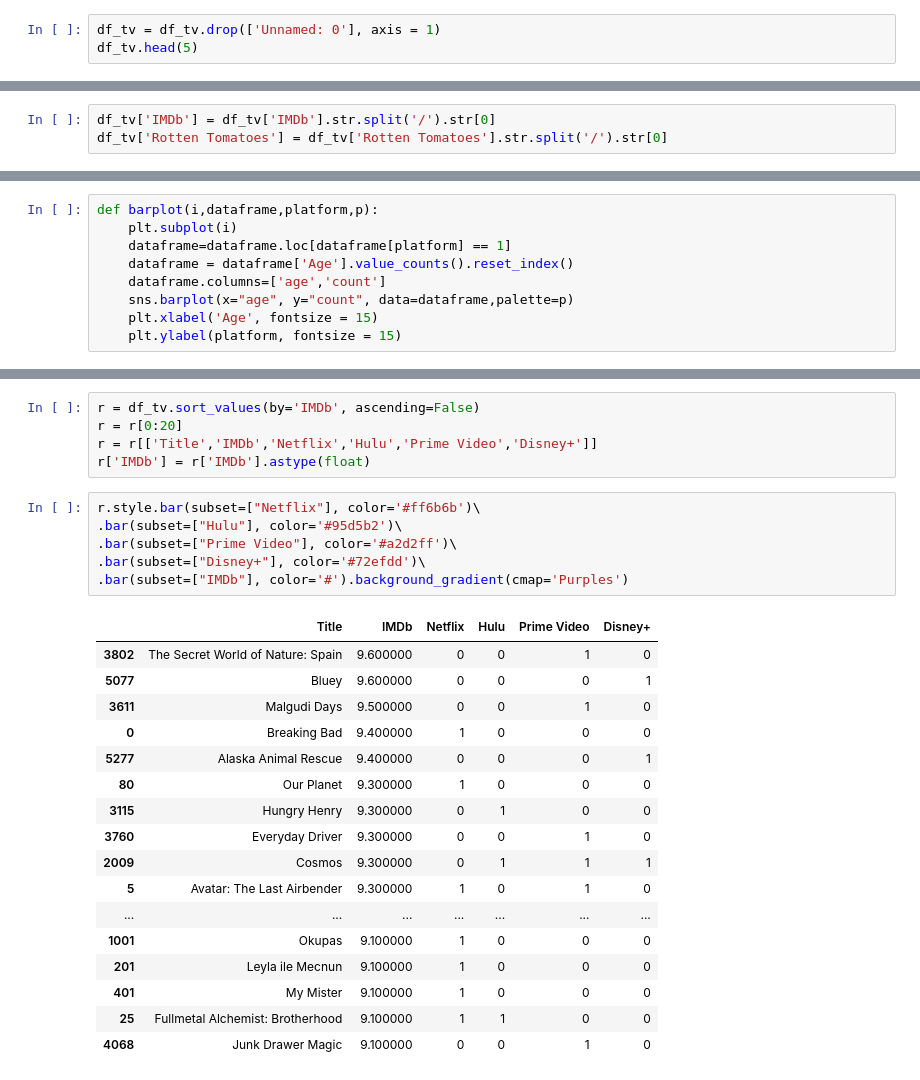
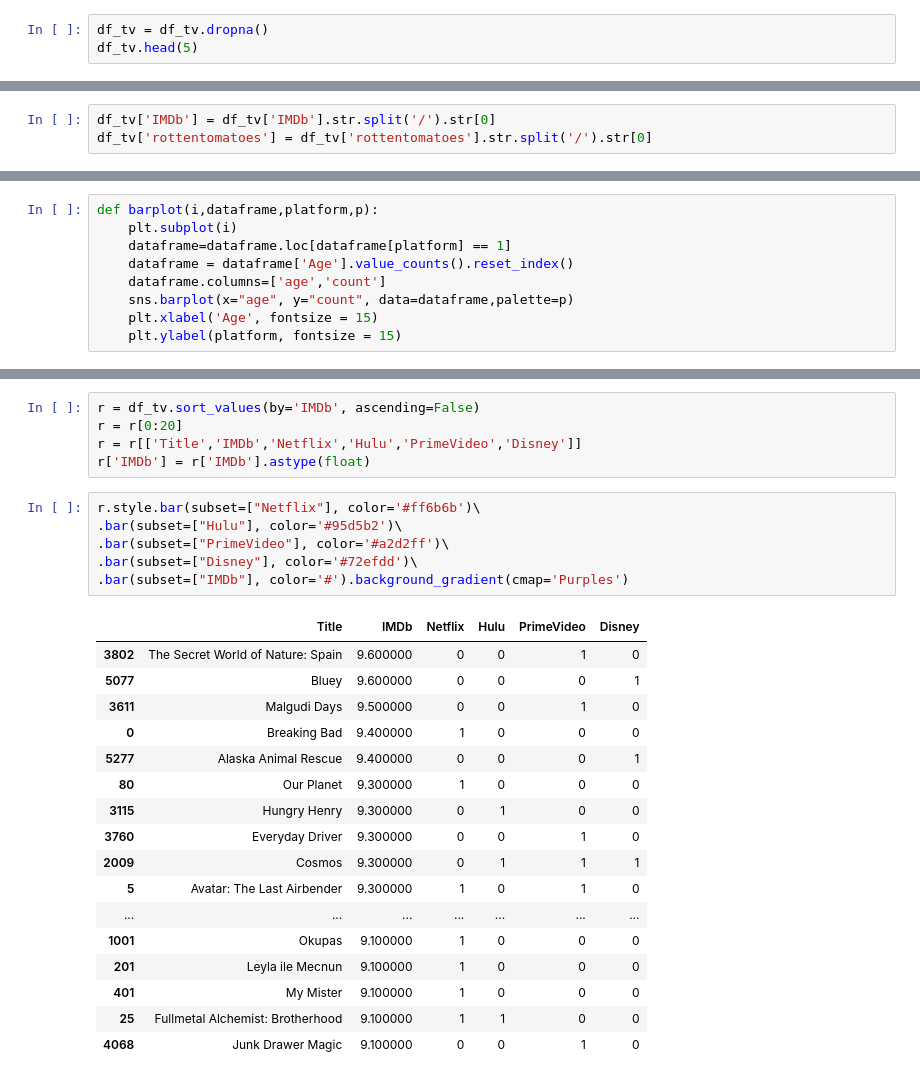
Before and after one commit to RoFigueroa18/Project-3, a Jupyter notebook: DashBoards TV Shows.ipynb, the cells around one changed output, grey strips where cells are left out. Drawn from its saved outputs; the diff is of its cells as text.

```diff
--- a/DashBoards TV Shows.ipynb
+++ b/DashBoards TV Shows.ipynb
@@ -54,6 +54,6 @@ sns.palplot(sns.color_palette(disney_p),size=1)
 # %%
 df_tv = pd.read_csv('tv_shows.csv')
 # %%
-df_tv = df_tv.drop(['Unnamed: 0'], axis = 1)
+df_tv = df_tv.dropna()
 df_tv.head(5)
 # %% [output]
@@ -161,4 +161,4 @@ fig.update_layout(height=800)
 fig.show()
 # %%
 df_tv['IMDb'] = df_tv['IMDb'].str.split('/').str[0]
-df_tv['Rotten Tomatoes'] = df_tv['Rotten Tomatoes'].str.split('/').str[0]
+df_tv['rottentomatoes'] = df_tv['rottentomatoes'].str.split('/').str[0]
@@ -220,16 +232,16 @@ plt.show()
 # %%
 r = df_tv.sort_values(by='IMDb', ascending=False)
 r = r[0:20]
-r = r[['Title','IMDb','Netflix','Hulu','Prime Video','Disney+']]
+r = r[['Title','IMDb','Netflix','Hulu','PrimeVideo','Disney']]
 r['IMDb'] = r['IMDb'].astype(float)
 # %%
 r.style.bar(subset=["Netflix"], color='#ff6b6b')\
 .bar(subset=["Hulu"], color='#95d5b2')\
-.bar(subset=["Prime Video"], color='#a2d2ff')\
-.bar(subset=["Disney+"], color='#72efdd')\
+.bar(subset=["PrimeVideo"], color='#a2d2ff')\
+.bar(subset=["Disney"], color='#72efdd')\
 .bar(subset=["IMDb"], color='#').background_gradient(cmap='Purples')
 # %% [output]
-|  | Title | IMDb | Netflix | Hulu | Prime Video | Disney+ |
+|  | Title | IMDb | Netflix | Hulu | PrimeVideo | Disney |
 | 3802 | The Secret World of Nature: Spain | 9.600000 | 0 | 0 | 1 | 0 |
 | 5077 | Bluey | 9.600000 | 0 | 0 | 0 | 1 |
 | 3611 | Malgudi Days | 9.500000 | 0 | 0 | 1 | 0 |
```
Also changed, not shown: parts of 7 cells of this notebook, 1 other file.
